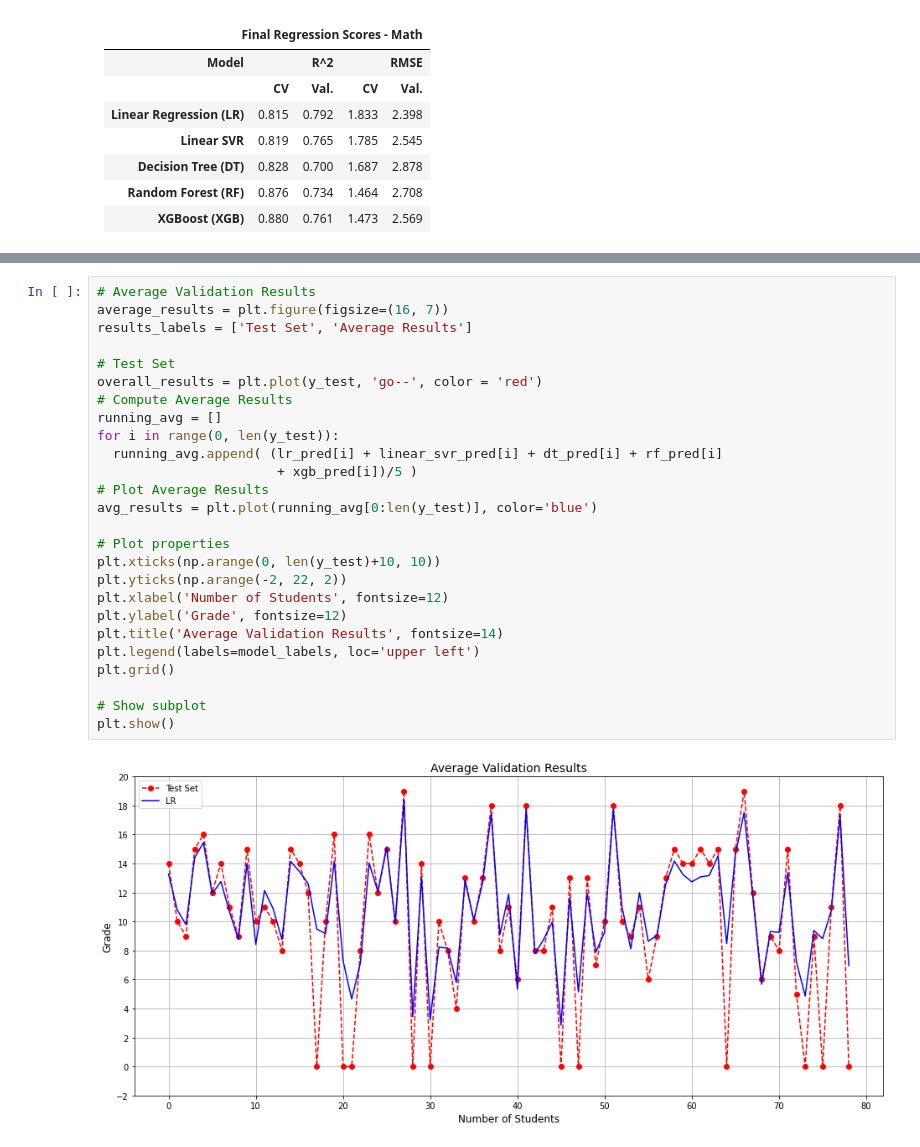
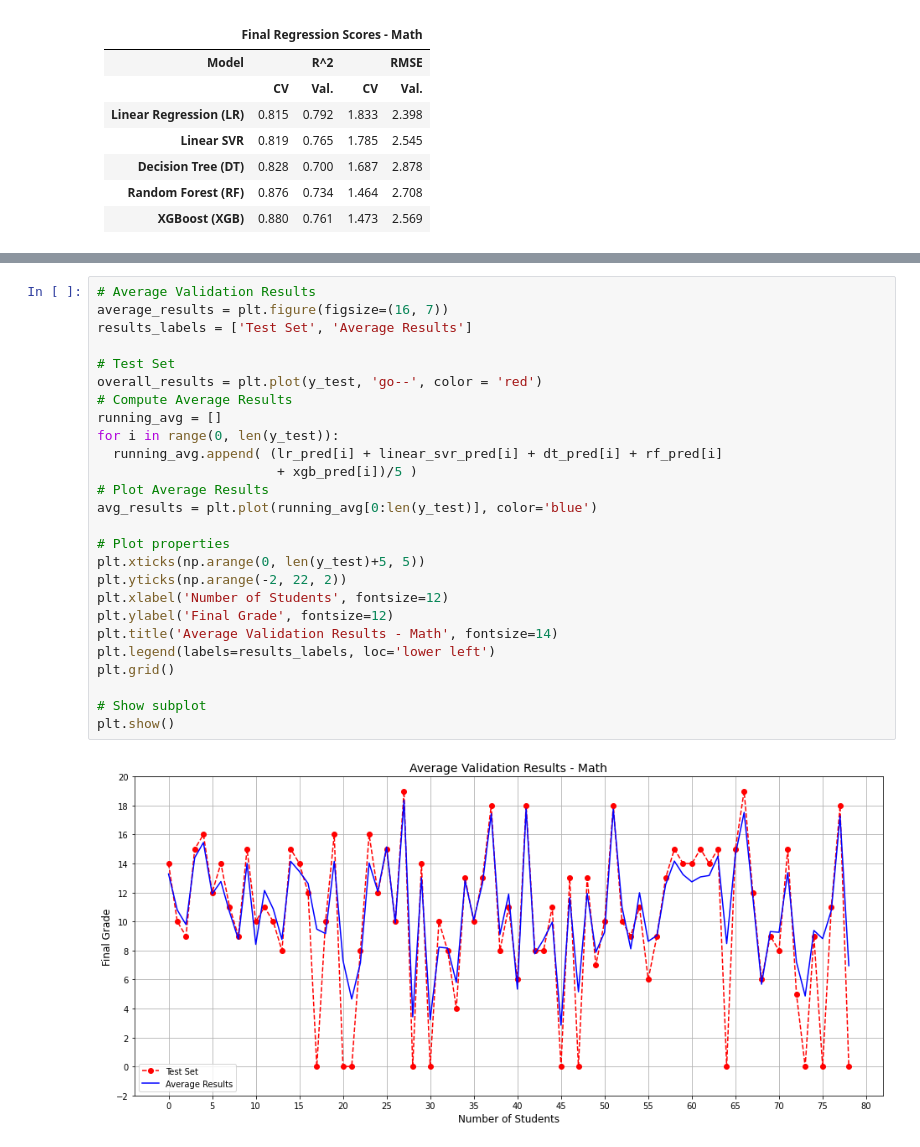
Before and after one commit to MarkLee7925/Student-Grade-Regression, a Jupyter notebook: Math/Student_Grade_Regression_Math.ipynb, the cells around one changed output, grey strips where cells are left out. Drawn from its saved outputs; the diff is of its cells as text.

```diff
--- a/Math/Student_Grade_Regression_Math.ipynb
+++ b/Math/Student_Grade_Regression_Math.ipynb
@@ -2575,31 +2584,31 @@ plt.show()
 # %%
 # Average Validation Results
 average_results = plt.figure(figsize=(16, 7))
 results_labels = ['Test Set', 'Average Results']
 
 # Test Set
 overall_results = plt.plot(y_test, 'go--', color = 'red')
 # Compute Average Results
 running_avg = []
 for i in range(0, len(y_test)):
   running_avg.append( (lr_pred[i] + linear_svr_pred[i] + dt_pred[i] + rf_pred[i]
                        + xgb_pred[i])/5 )
 # Plot Average Results
 avg_results = plt.plot(running_avg[0:len(y_test)], color='blue')
 
 # Plot properties
-plt.xticks(np.arange(0, len(y_test)+10, 10))
+plt.xticks(np.arange(0, len(y_test)+5, 5))
 plt.yticks(np.arange(-2, 22, 2))
 plt.xlabel('Number of Students', fontsize=12)
-plt.ylabel('Grade', fontsize=12)
-plt.title('Average Validation Results', fontsize=14)
-plt.legend(labels=model_labels, loc='upper left')
+plt.ylabel('Final Grade', fontsize=12)
+plt.title('Average Validation Results - Math', fontsize=14)
+plt.legend(labels=results_labels, loc='lower left')
 plt.grid()
 
 # Show subplot
 plt.show()
 # %% [output]
-[figure, old version]
+[figure, new version]
 # %%
 # Combines box plot distributions
 box_plots_comb = plt.figure(figsize=(16, 7))
```
Also changed, not shown: parts of 5 cells of this notebook.
